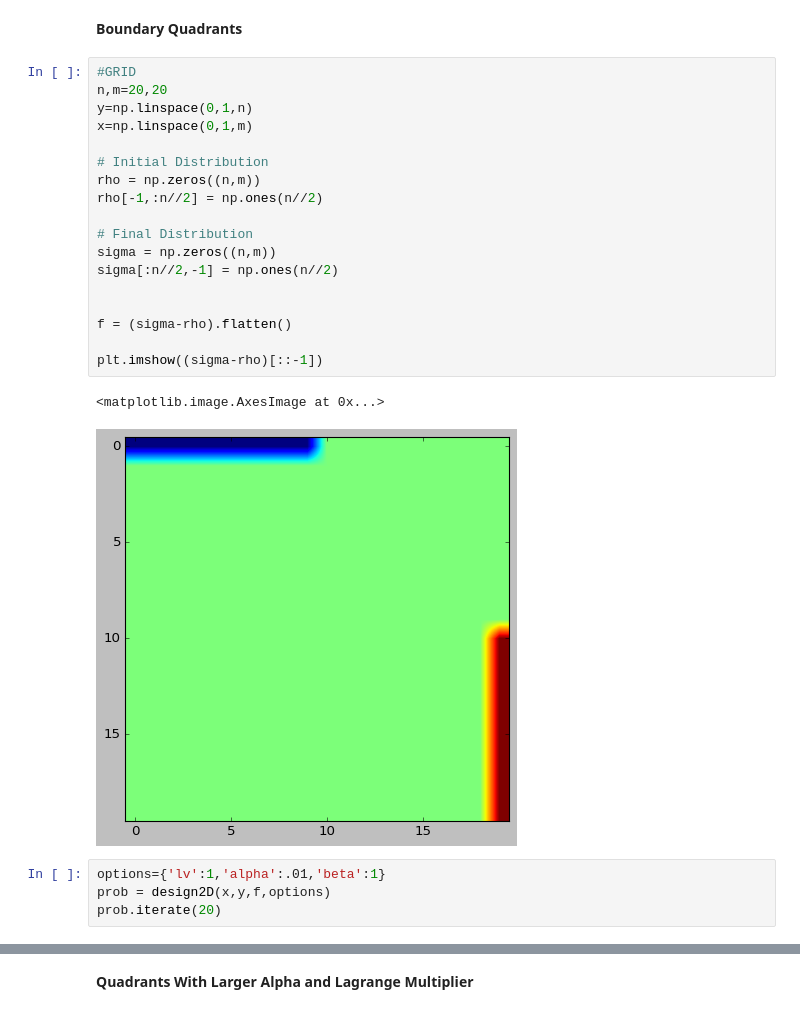
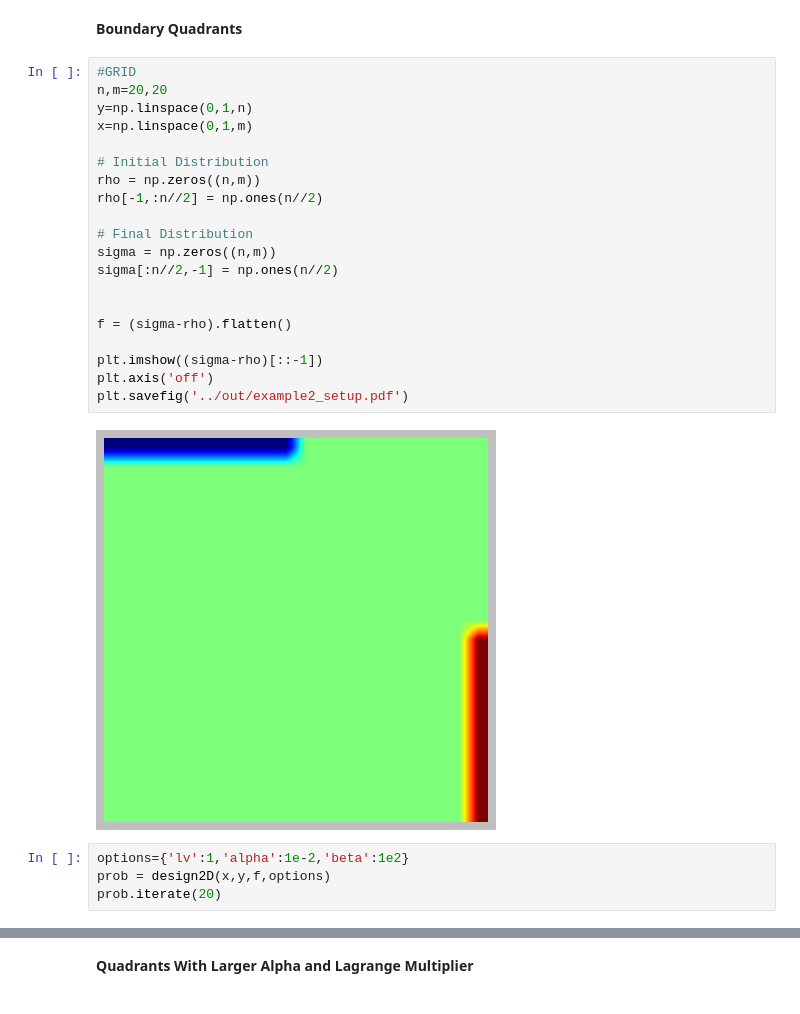
Before and after one commit to JustinBakerMath/homogenize, a Jupyter notebook: doc/Homogenization.ipynb, the cells around one changed output, grey strips where cells are left out. Saved outputs shown, nothing was run; the diff lists cells and outputs as text.

```diff
--- a/doc/Homogenization.ipynb
+++ b/doc/Homogenization.ipynb
@@ -134,26 +134,27 @@ plt.savefig('../out/example1_constrained.pdf')
 # %%
 #GRID
 n,m=20,20
 y=np.linspace(0,1,n)
 x=np.linspace(0,1,m)
 
 # Initial Distribution
 rho = np.zeros((n,m))
 rho[-1,:n//2] = np.ones(n//2)
 
 # Final Distribution
 sigma = np.zeros((n,m))
 sigma[:n//2,-1] = np.ones(n//2)
 
 
 f = (sigma-rho).flatten()
 
 plt.imshow((sigma-rho)[::-1])
+plt.axis('off')
+plt.savefig('../out/example2_setup.pdf')
 # %% [output]
-<matplotlib.image.AxesImage at 0x...>
-[figure, old version]
+[figure, new version]
 # %%
-options={'lv':1,'alpha':.01,'beta':1}
+options={'lv':1,'alpha':1e-2,'beta':1e2}
 prob = design2D(x,y,f,options)
 prob.iterate(20)
 # %%
```
Also changed, not shown: parts of 5 cells of this notebook, 3 other files.
